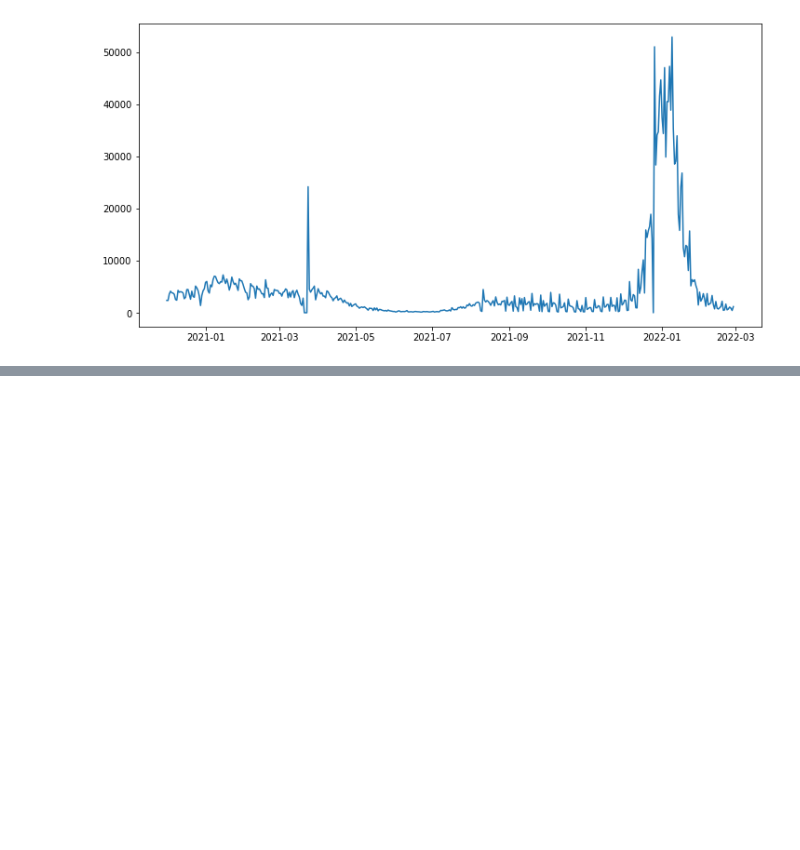
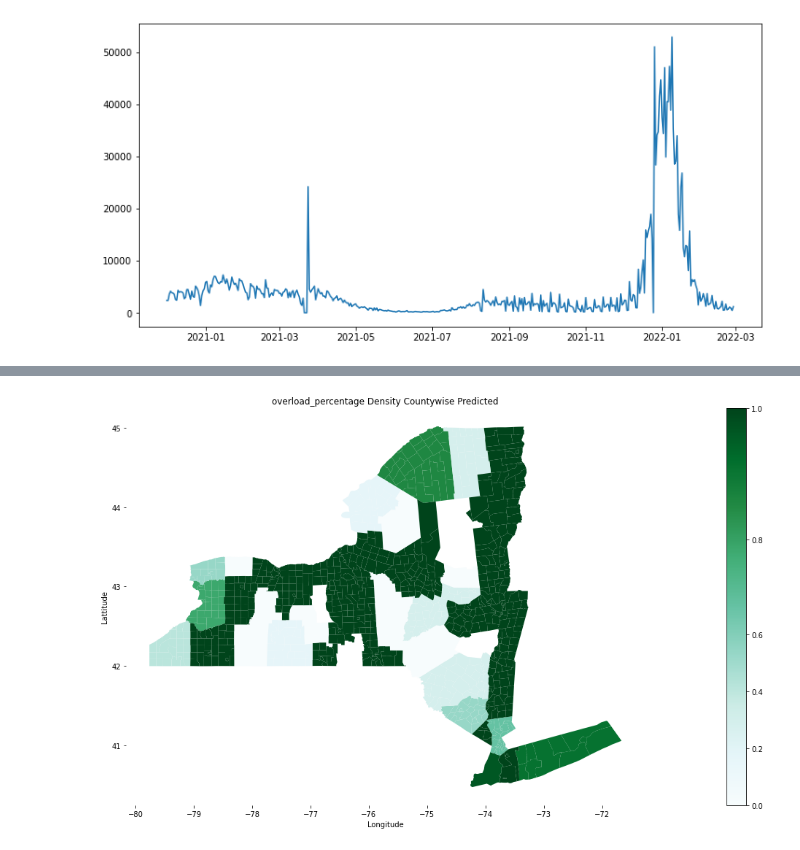
Before and after one commit to AnishaMathur/NY-State-Covid-Analysis, a Jupyter notebook: notebooks/ML2.ipynb, the cells around one changed output, grey strips where cells are left out. Cells and saved outputs as stored; diff of their text form; code cells hidden in the pictures; blank space fills up the shorter version.

```diff
--- a/notebooks/ML2.ipynb
+++ b/notebooks/ML2.ipynb
@@ -305,0 +358,4 @@ x[['daily_cases_diff','Partially Vaccinated']]
+# %%
+temp2 =temp.reset_index().groupby(by=['county','date']).count()
+temp2 = temp2[['Facility Name']]
+temp2
@@ -305,0 +377,7 @@ x[['daily_cases_diff','Partially Vaccinated']]
+# %%
+joined = temp1.join(temp2)
+joined = joined.rename(
+    columns={'Facility Name': 'total_hsp', 'class_actual': 'actual_overloaded_hsp', 'class_predicted': 'predicted_overloaded_hsp'})
+joined['actual_overload_%'] = joined['actual_overloaded_hsp']/joined['total_hsp']
+joined['predicted_overload_%'] = joined['predicted_overloaded_hsp']/joined['total_hsp']
+joined
@@ -305,0 +439,10 @@ x[['daily_cases_diff','Partially Vaccinated']]
+# %%
+import geopandas as gpd
+street_map = gpd.read_file('../data/NYS_Civil_Boundaries.shp.zip',)
+# %%
+date='2022-01-01'
+df_temp = joined.copy()
+df_temp = df_temp[df_temp.index.get_level_values('date')==date].reset_index()
+df_temp = df_temp.rename(columns={'county':'COUNTY'})
+df_temp  = pd.merge(street_map,df_temp,on='COUNTY', how='left')
+df_temp
@@ -305,0 +463,5 @@ x[['daily_cases_diff','Partially Vaccinated']]
+# %%
+fig, ax = plt.subplots(figsize=(40, 10))
+plot_geo_data(df_temp, 'predicted_overload_%', ax=ax, fig=fig, show_base_cbar=True,cmap='BuGn',title='overload_percentage Density Countywise Predicted')
+# %% [output]
+[figure, added]
```
Also changed, not shown: parts of 14 cells of this notebook, 1 other file.
